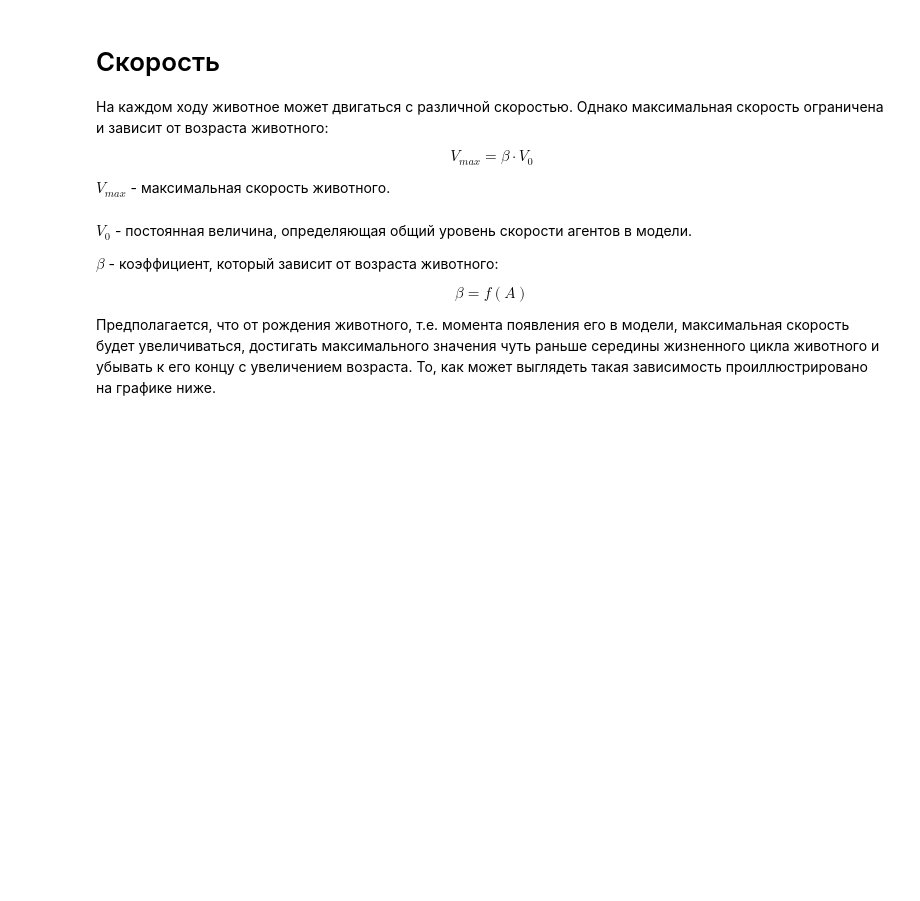
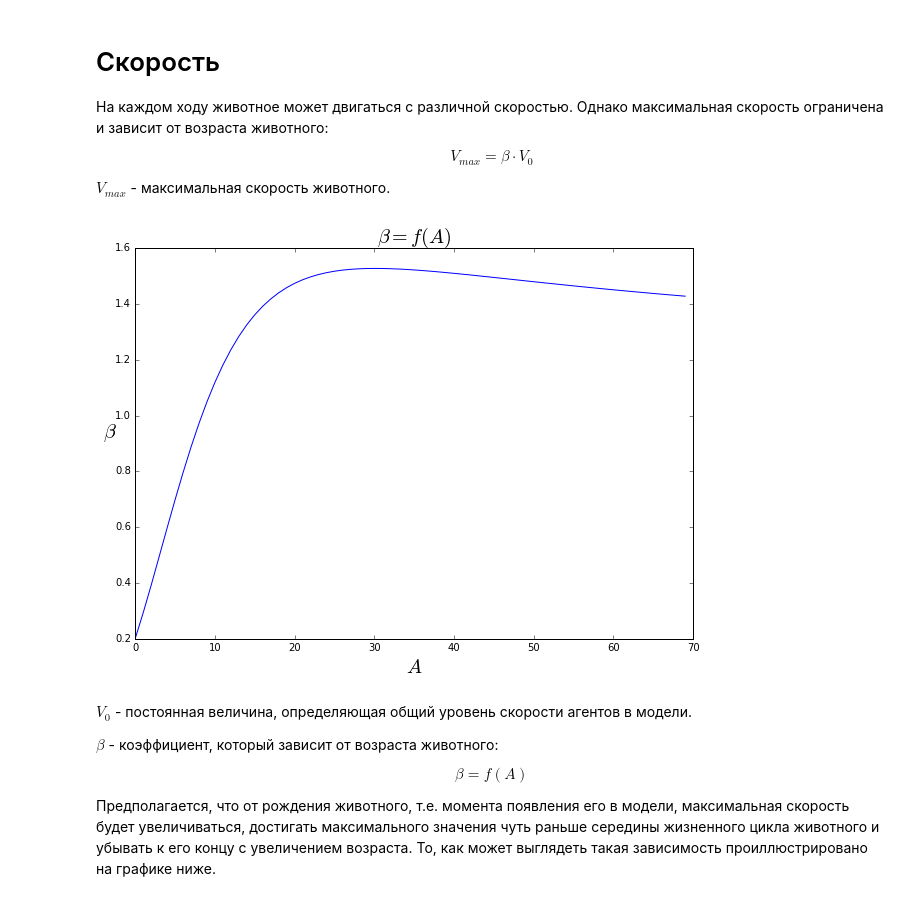
Before and after one commit to Zhuikov/predator-prey, a Jupyter notebook: notebooks/LifeModel.ipynb, the cells around one changed output. Saved outputs shown, nothing was run; the diff lists cells and outputs as text; code cells hidden in the pictures; blank space fills up the shorter version.

```diff
--- a/notebooks/LifeModel.ipynb
+++ b/notebooks/LifeModel.ipynb
@@ -22,6 +22,24 @@ V_{max} = \beta \cdot V_0
 $$
 
 $V_{max}$ - максимальная скорость животного.
+# %%
+import numpy as np
+from matplotlib import pyplot as plt
+%matplotlib inline
+
+def alpha_f(x):
+    return ((x**2) + (2*x))/((x**2) + 2.3) + 0.2
+
+t = np.arange(0, 70)
+alpha = alpha_f(np.linspace(0, 7, 70))
+plt.figure(figsize=(10, 7))
+plt.plot(t, alpha, 'b')
+plt.title(r'$\beta = f(A)$', fontsize=20)
+plt.xlabel(r'$A$', fontsize=20, style='oblique')
+plt.ylabel(r'$\beta$', fontsize=20, style='oblique', rotation=0)
+plt.show()
+# %% [output]
+[figure, added]
 # %% [markdown]
 $V_0$ - постоянная величина, определяющая общий уровень скорости агентов в модели.
 
```
Also changed, not shown: parts of 4 cells of this notebook.
